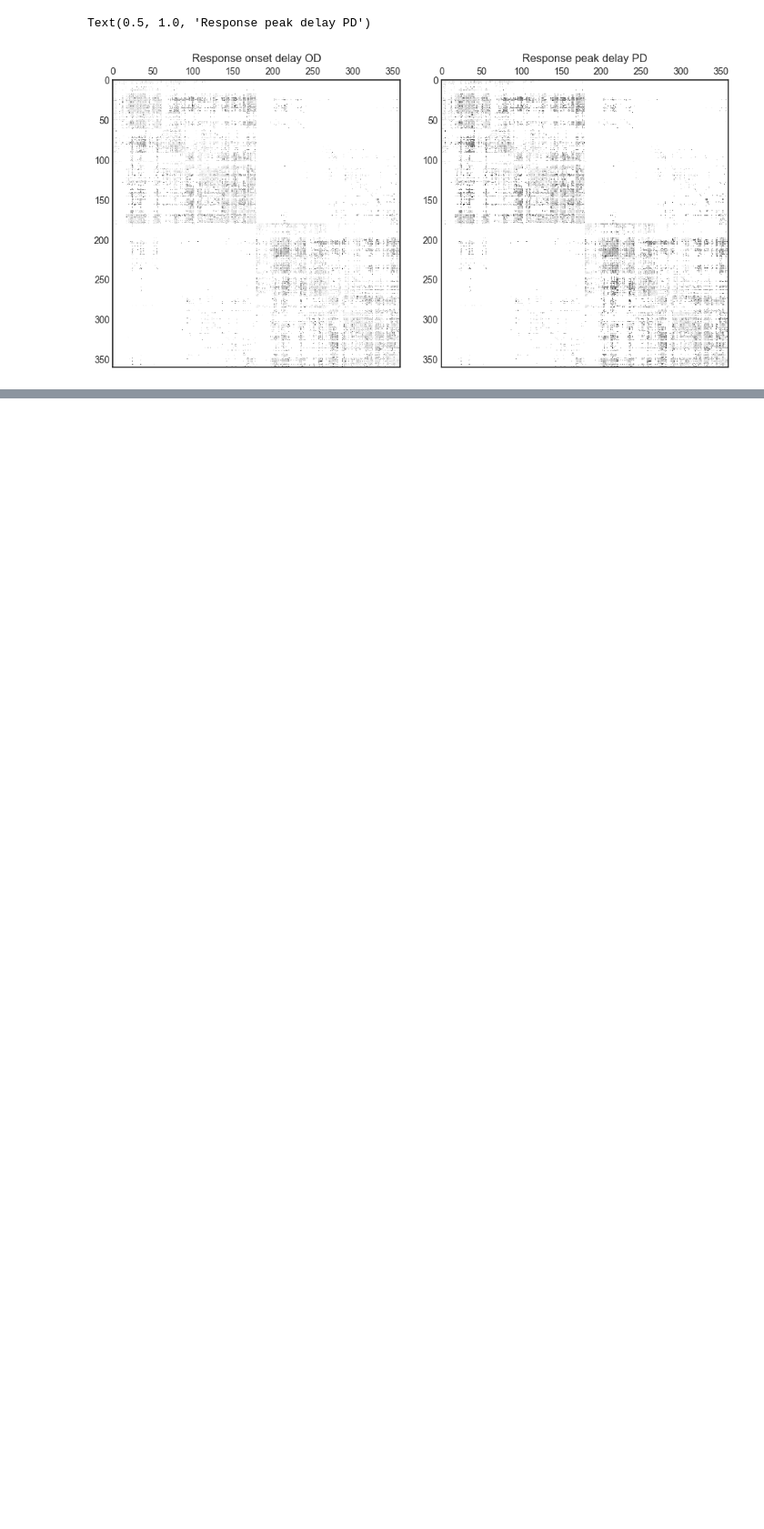
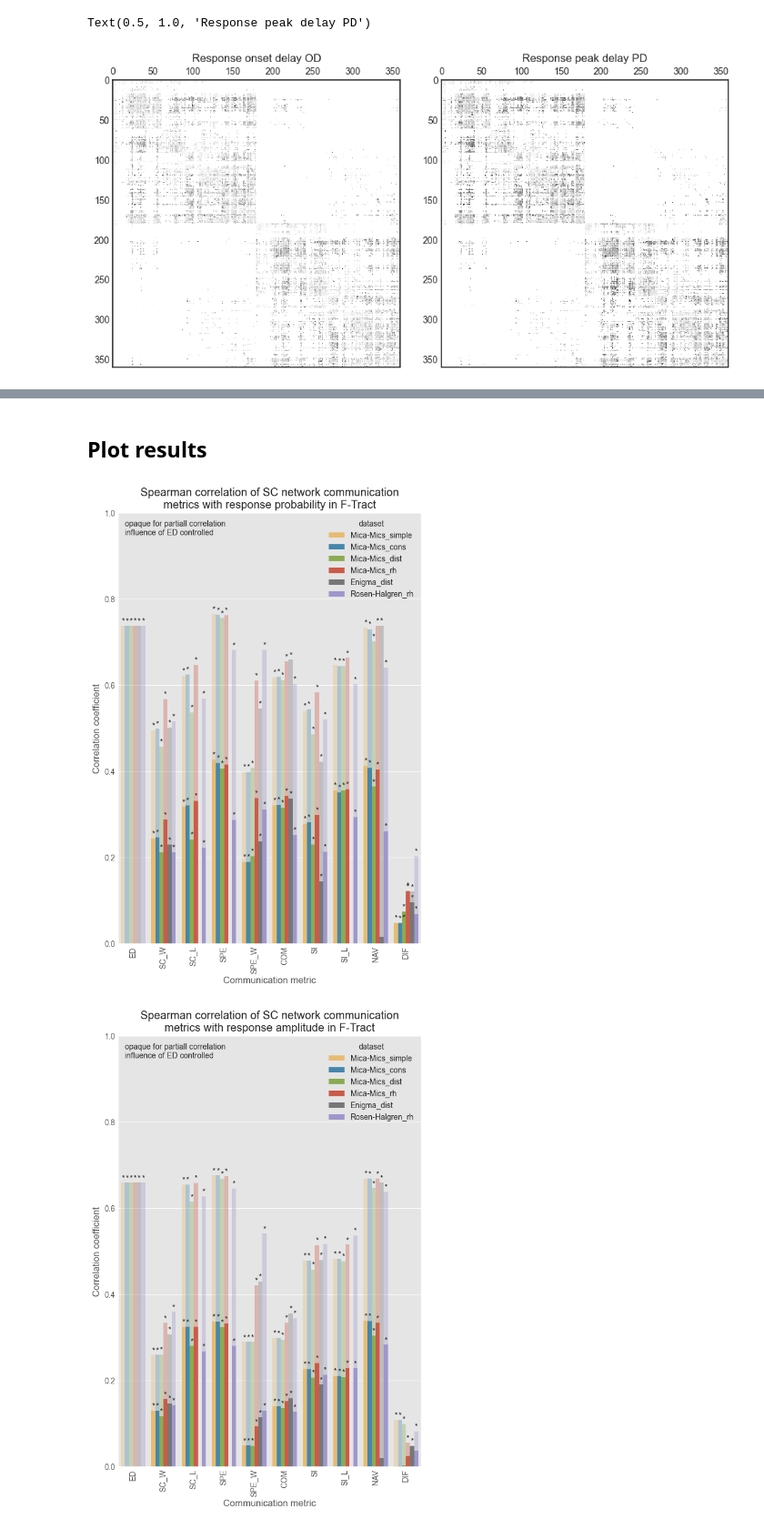
Before and after one commit to Katterrina/fimuni_thesis, a Jupyter notebook: notebooks/01_f-tract/01_analysis.ipynb, the cells around one changed output, grey strips where cells are left out. Shown at 91% size. Drawn from its saved outputs; the diff is of its cells as text; code cells hidden in the pictures; blank space fills up the shorter version.

```diff
--- a/notebooks/01_f-tract/01_analysis.ipynb
+++ b/notebooks/01_f-tract/01_analysis.ipynb
@@ -297,7 +194,0 @@ if PARCELLATION != "DKT":
-# %%
-plt.style.use('ggplot')
-# Set the default color cycle
-if ONLY_MICA_RH:
-    mpl.rcParams['axes.prop_cycle'] = mpl.cycler(color=['#E24A33', '#348ABD', '#8EBA42','#FBC15E', '#777777', '#988ED5', '#FFB5B8'])
-else:
-    mpl.rcParams['axes.prop_cycle'] = mpl.cycler(color=['#FBC15E', '#348ABD', '#8EBA42','#E24A33', '#777777', '#988ED5', '#FFB5B8'])
@@ -389,0 +197,7 @@ if PARCELLATION != "DKT":
+# %%
+list_of_SC_names = []
+
+for name,_,_,_ in SC_matrices:
+    list_of_SC_names.append(name)
+
+list_of_SC_names
@@ -389,0 +211,35 @@ if PARCELLATION != "DKT":
+# %%
+results = {}
+results_partial = {}
+
+if PARCELLATION == "DKT":
+    response_types_list = ["probability","amplitude"]
+else:
+    response_types_list = ["probability","amplitude","onset_delay","peak_delay"]
+
+for response_type in response_types_list:
+    corr_list =  []
+    partial_corr_list = []
+
+    for name,_,_,_ in SC_matrices:
+        if ONLY_MICA_RH and name != "Mica-Mics_rh":
+            continue
+
+        corr_list.append(pg.pairwise_corr(stat_data[name][response_type],columns=[f"response_{response_type}"], method='spearman').round(3))
+        partial_corr_list.append(correlations.partial_corr_ED(stat_data[name][response_type],f"response_{response_type}","spearman"))
+
+    results[response_type] = pd.concat(corr_list, keys=list_of_SC_names).reset_index(names=["dataset","-"])
+    results_partial[response_type] = pd.concat(partial_corr_list, keys=list_of_SC_names).reset_index(names=["dataset","-"])
+
+    for r in [results[response_type],results_partial[response_type]]:
+        correlations.abs_r_to_dataframe(r)
+        correlations.sigf_sign_to_dataframe(r)
+# %% [markdown]
+## Plot results
+# %%
+for response_type in response_types_list:
+    t = f"Spearman correlation of SC network communication\nmetrics with response {response_type} in F-Tract"
+    plotting.plot_results_overlay(results[response_type],results_partial[response_type],title=t,fig_dir=fig_dir)
+# %% [output]
+[figure, added]
+[figure, added]
```
Also changed, not shown: parts of 30 cells of this notebook, 1 other file.
